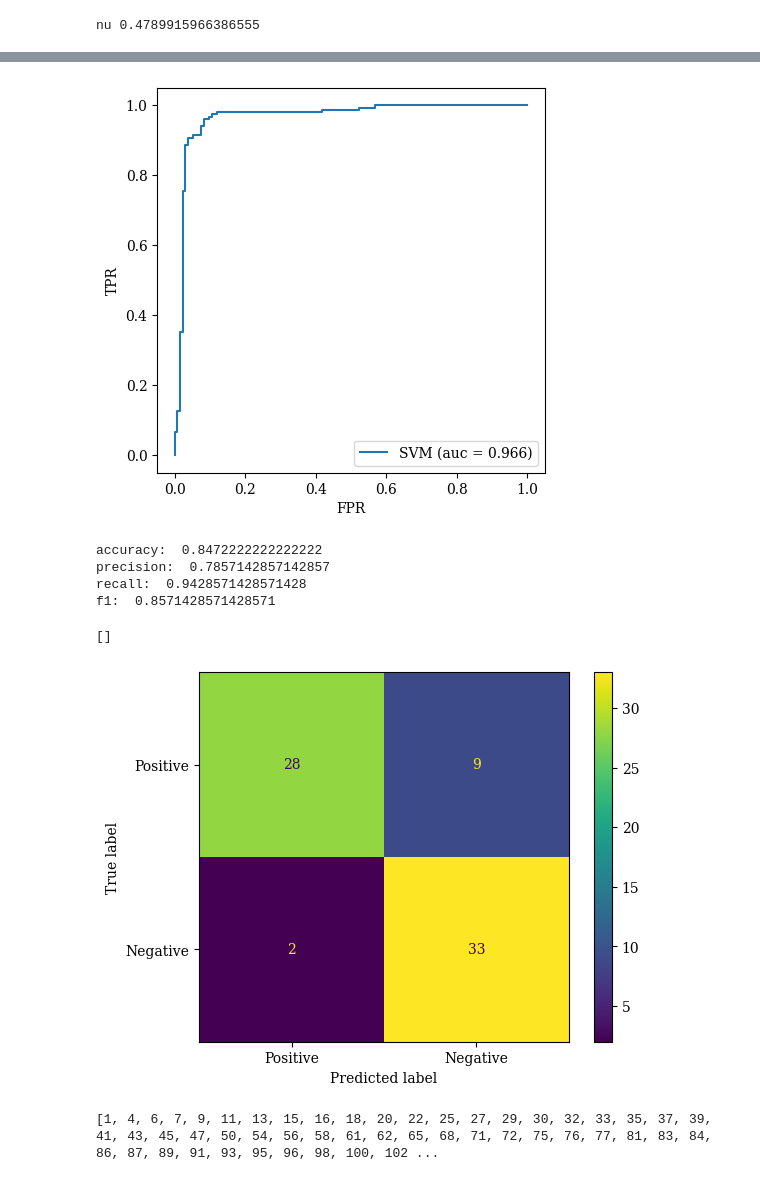
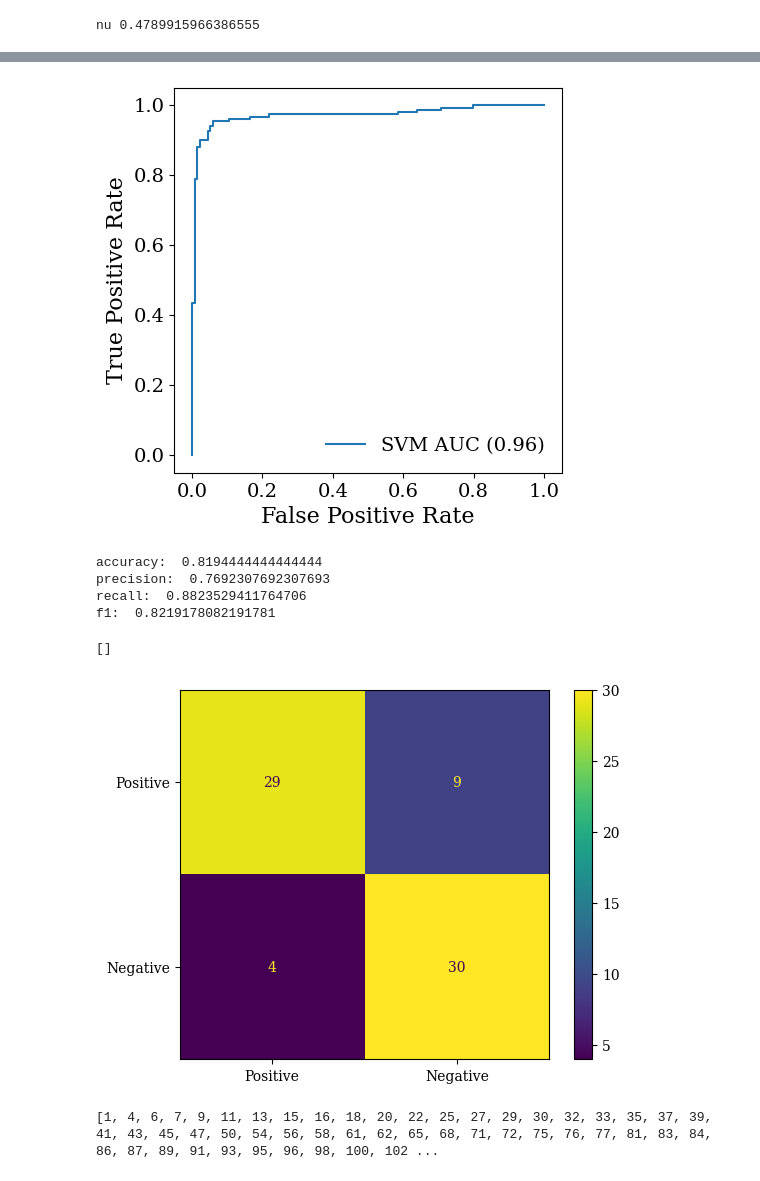
Before and after one commit to andreluizsp/rogueap, a Jupyter notebook: Rogue_OCCS_SVM.ipynb, the cells around one changed output, grey strips where cells are left out. Drawn from its saved outputs; the diff is of its cells as text; code cells hidden in the pictures.

```diff
--- a/Rogue_OCCS_SVM.ipynb
+++ b/Rogue_OCCS_SVM.ipynb
@@ -23,7 +23,7 @@ drive.mount('/content/drive')
 Drive already mounted at /content/drive; to attempt to forcibly remount, call drive.mount("/content/drive", force_remount=True).
 # %%
 # Selection dataset / features
-df_orig = pd.read_csv('/content/drive/MyDrive/datasets/amostra.csv')
+df_orig = pd.read_csv('/content/drive/MyDrive/datasets/dataset.csv')
 # %%
 relevant_features = ['rogue', 'Dot11EltCountry', 'RSNVersion', 'rates',
        'CapabilitiesMin_MPDCU_Start_Spacing', 'DSSS_CCK', 'Max_A_MSDU',
@@ -151,14 +203,17 @@ auc_svm = auc(svm_fpr, svm_tpr)
 
 plt.figure(figsize=(5,5), dpi=100)
 plt.plot(svm_fpr, svm_tpr, linestyle='-', label='SVM (auc = %0.3f)' % auc_svm)
-plt.xlabel('FPR')
-plt.ylabel('TPR')
+plt.xlabel('False Positive Rate', size=16)
+plt.ylabel('True Positive Rate',size=16)
 plt.rcParams['font.family'] = 'serif'
 plt.rcParams['font.serif'] = ['Times New Roman'] + plt.rcParams['font.serif']
-plt.legend()
+plt.legend(['SVM AUC (0.96)'],loc="lower right", markerscale=0.7, fontsize=14,frameon=False)
+plt.yticks(size=14)
+plt.xticks(size=14)
+plt.savefig("ROCSVM.pdf", format="pdf", bbox_inches="tight")
 plt.show()
 # %% [output]
-[figure, old version]
+[figure, new version]
 # %%
 # Applying SVM
 # Identifying the metrics from Test (Predict)
@@ -171,20 +226,22 @@ print("recall: ", metrics.recall_score(targs_SVM, preds_SVM))
 print("f1: ", metrics.f1_score(targs_SVM, preds_SVM))
 #print("area under curve (auc): ", metrics.roc_auc_score(targs_SVM, preds_SVM))
 # %% [output]
-accuracy:  0.8472222222222222
-precision:  0.7857142857142857
-recall:  0.9428571428571428
-f1:  0.8571428571428571
+accuracy:  0.8194444444444444
+precision:  0.7692307692307693
+recall:  0.8823529411764706
+f1:  0.8219178082191781
 # %%
 # Confusion Matrix SVM
 MatrizConfusao2 = confusion_matrix(targs_SVM,preds_SVM)
 ConfusionMatrixDisplay(confusion_matrix(targs_SVM,preds_SVM),display_labels=['Positive','Negative']).plot()
 plt.rcParams['font.family'] = 'serif'
 plt.rcParams['font.serif'] = ['Times New Roman'] + plt.rcParams['font.serif']
+plt.xlabel('')
+plt.ylabel('')
 plt.plot(title="SVM")
 # %% [output]
 []
-[figure, old version]
+[figure, new version]
 # %%
 outlier_index=list(outliers.index)
 print(outlier_index)
```
Also changed, not shown: parts of 12 cells of this notebook.
